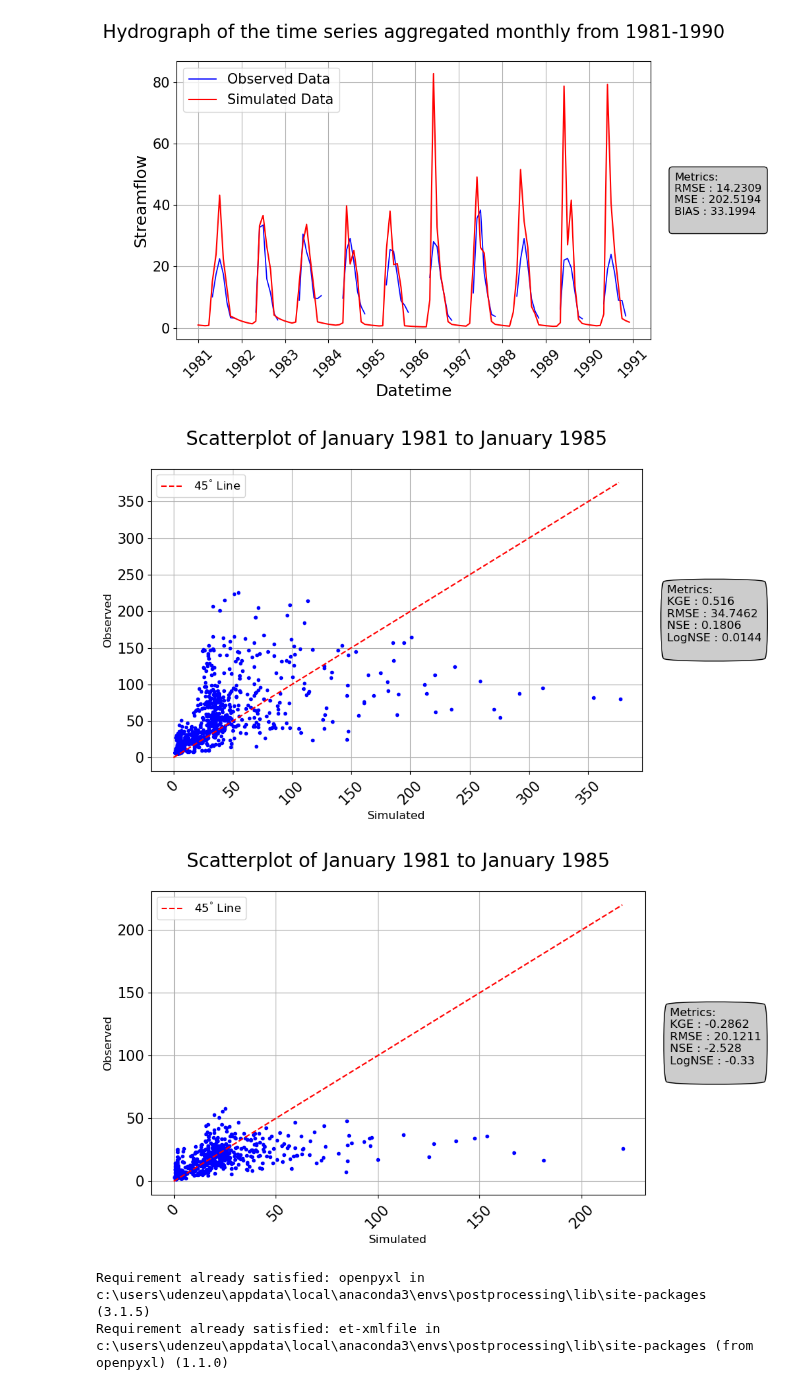
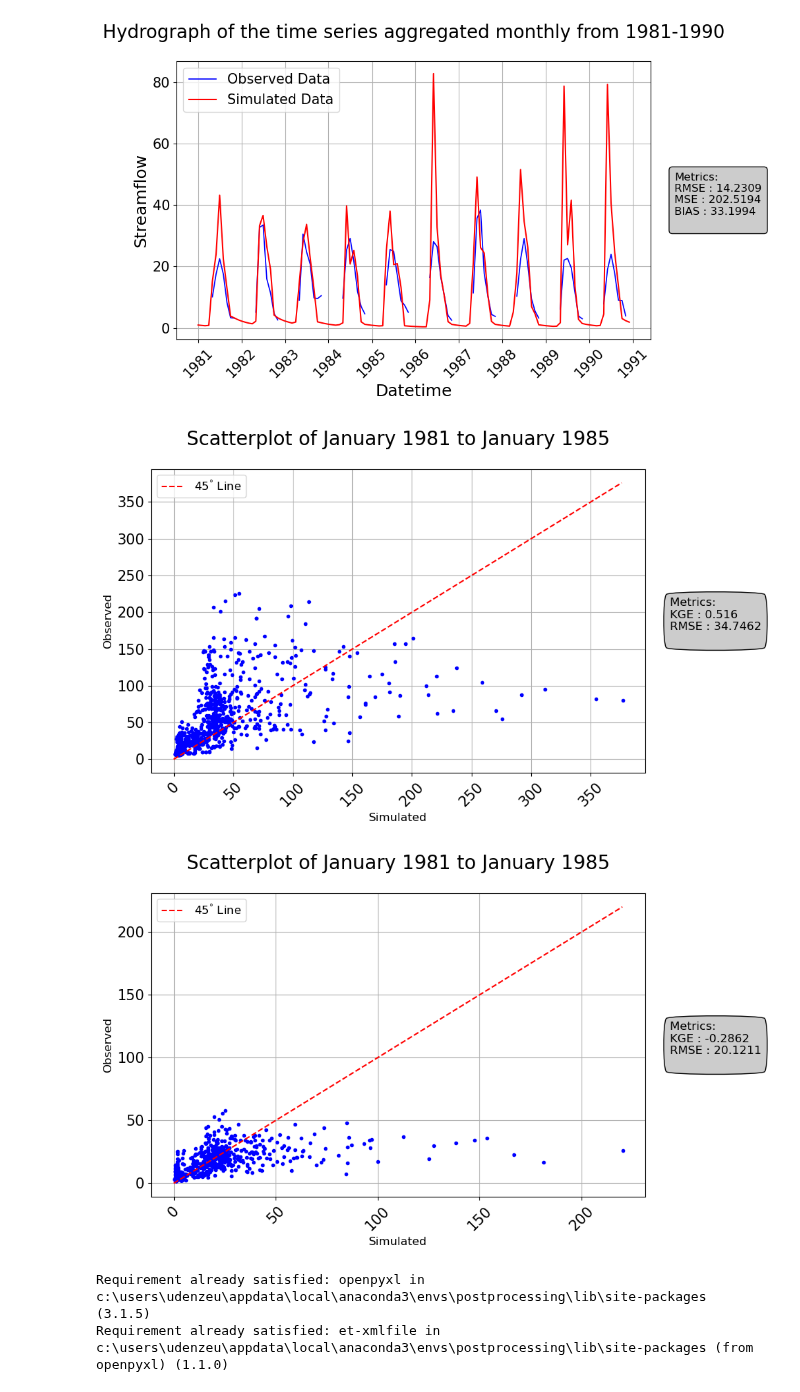
Before and after one commit to UchechukwuUdenze/NHS_PostProcessing, a Jupyter notebook: docs/source/notebooks/Examples.ipynb, the cells around one changed output. Saved outputs shown, nothing was run; the diff lists cells and outputs as text; code cells hidden in the pictures.

Commit message:
Finished up the Examples for the current visuals module
Improved issues #27 and #32

Finished issue #35

```diff
--- a/docs/source/notebooks/Examples.ipynb
+++ b/docs/source/notebooks/Examples.ipynb
@@ -554,17 +555,17 @@ visuals.plot(merged_df = Stations_by_monthly[1]['1981-01':'1990-12'],
 # %% [output]
 [figure]
 # %%
-visuals.scatter(merged_df = DATAFRAMES['DF'].iloc[:, [0,1,2,3,]]['1981-01-01':'1985-01-31'],
+visuals.scatter(merged_df = DATAFRAMES['DF']['1981-01-01':'1985-01-31'],
                grid = True,
                labels = ("Simulated", "Observed"),
                markerstyle = 'b.',
                title = "Scatterplot of January 1981 to January 1985",
                line45 = True,
-               metrices = ['KGE', 'RMSE', 'NSE', 'LOGNSE'],
+               metrices = ['KGE', 'RMSE']
                )
 # %% [output]
-[figure, old version]
+[figure, new version]
-[figure, old version]
+[figure, new version]
 # %%
 # There is an optional dependency required with using read_excel so first we install it
 !pip install openpyxl
```
Also changed, not shown: parts of 1 cell of this notebook, 9 other files.
